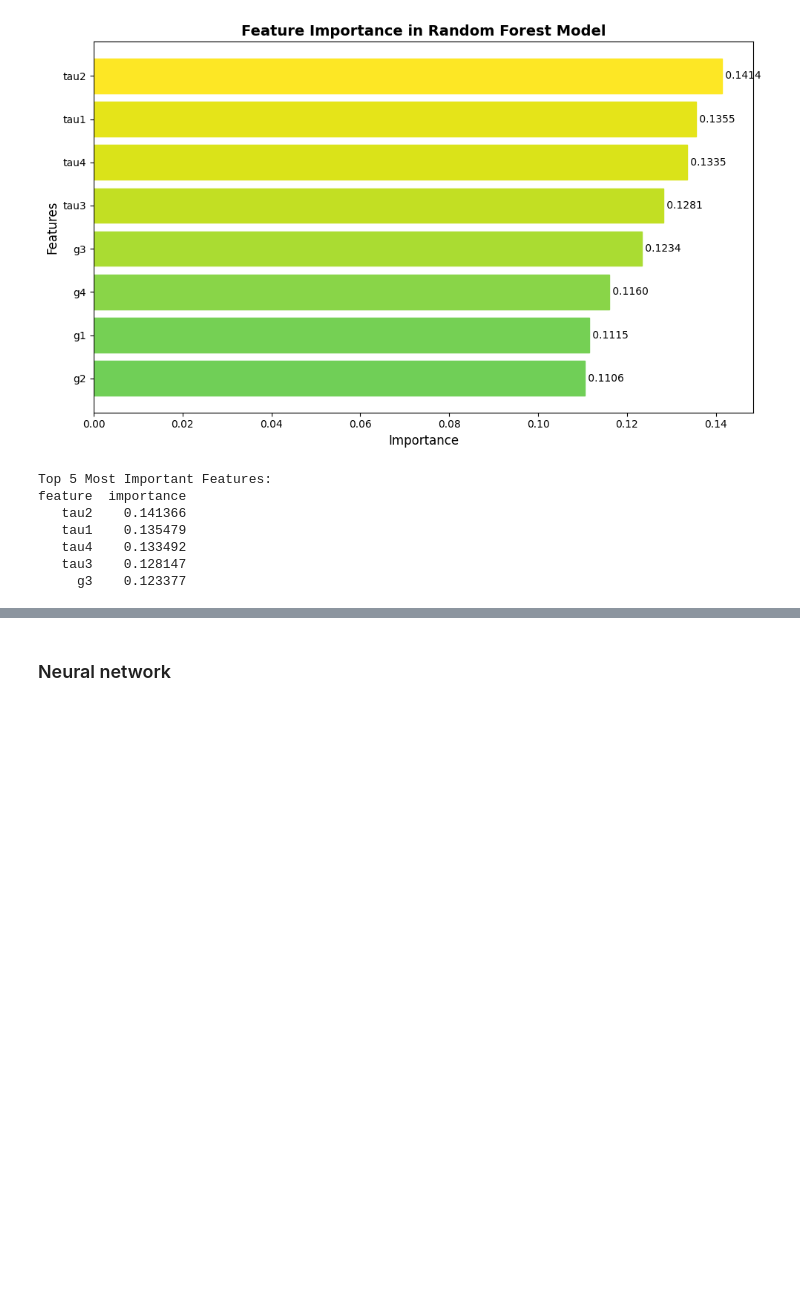
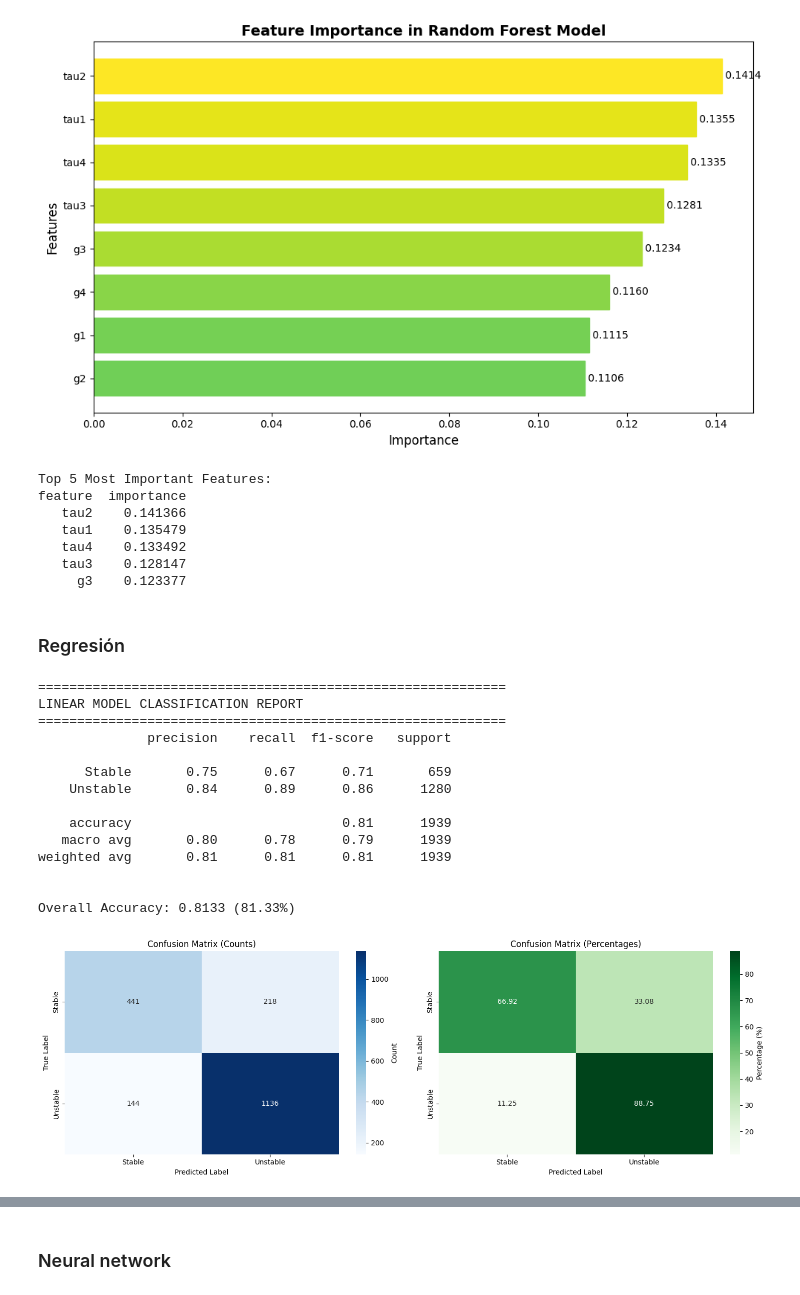
Before and after one commit to santi34mg/ElectricalStability, a Jupyter notebook: src/main.ipynb, the cells around one changed output, grey strips where cells are left out. Saved outputs shown, nothing was run; the diff lists cells and outputs as text; code cells hidden in the pictures; blank space fills up the shorter version.

Commit message:
feat: regression v1

```diff
--- a/src/main.ipynb
+++ b/src/main.ipynb
@@ -492,3 +492,82 @@ feature  importance
    tau4    0.133492
    tau3    0.128147
      g3    0.123377
+# %% [markdown]
+### Regresión
+# %%
+from sklearn.linear_model import LogisticRegression
+from sklearn.metrics import classification_report, confusion_matrix, accuracy_score
+import matplotlib.pyplot as plt
+import seaborn as sns
+import numpy as np
+
+X = df_features
+y = df['stab'].apply(lambda x: 0 if x <= 0 else 1)
+X_train, X_test, y_train, y_test = train_test_split(X, y, test_size=0.2, random_state=42)
+
+# Train linear classifier
+linear_clf = LogisticRegression(max_iter=1000, random_state=42)
+linear_clf.fit(X_train, y_train)
+
+# Predict
+y_pred_linear = linear_clf.predict(X_test)
+
+# Classification report
+print("="*60)
+print("LINEAR MODEL CLASSIFICATION REPORT")
+print("="*60)
+print(classification_report(y_test, y_pred_linear, target_names=['Stable', 'Unstable']))
+
+# Accuracy
+accuracy = accuracy_score(y_test, y_pred_linear)
+print(f"\nOverall Accuracy: {accuracy:.4f} ({accuracy*100:.2f}%)")
+
+# Confusion matrix
+cm = confusion_matrix(y_test, y_pred_linear)
+
+fig, axes = plt.subplots(1, 2, figsize=(15, 5))
+
+sns.heatmap(cm, annot=True, fmt='d', cmap='Blues',
+            xticklabels=['Stable', 'Unstable'],
+            yticklabels=['Stable', 'Unstable'],
+            cbar_kws={'label': 'Count'},
+            ax=axes[0])
+axes[0].set_title('Confusion Matrix (Counts)')
+axes[0].set_ylabel('True Label')
+axes[0].set_xlabel('Predicted Label')
+
+cm_percent = cm.astype('float') / cm.sum(axis=1)[:, np.newaxis] * 100
+sns.heatmap(cm_percent, annot=True, fmt='.2f', cmap='Greens',
+            xticklabels=['Stable', 'Unstable'],
+            yticklabels=['Stable', 'Unstable'],
+            cbar_kws={'label': 'Percentage (%)'},
+            ax=axes[1])
+axes[1].set_title('Confusion Matrix (Percentages)')
+axes[1].set_ylabel('True Label')
+axes[1].set_xlabel('Predicted Label')
+
+plt.tight_layout()
+plt.show()
+
+print("\n" + "="*60)
+print(f"True Negatives (Stable correctly predicted): {cm[0,0]}")
+print(f"False Positives (Stable predicted as Unstable): {cm[0,1]}")
+print(f"False Negatives (Unstable predicted as Stable): {cm[1,0]}")
+print(f"True Positives (Unstable correctly predicted): {cm[1,1]}")
+print("="*60)
+# %% [output]
+============================================================
+LINEAR MODEL CLASSIFICATION REPORT
+============================================================
+              precision    recall  f1-score   support
+
+      Stable       0.75      0.67      0.71       659
+    Unstable       0.84      0.89      0.86      1280
+
+    accuracy                           0.81      1939
+   macro avg       0.80      0.78      0.79      1939
+weighted avg       0.81      0.81      0.81      1939
+
+
+Overall Accuracy: 0.8133 (81.33%)
+[figure, added]
```
Also changed, not shown: parts of 2 cells of this notebook.
